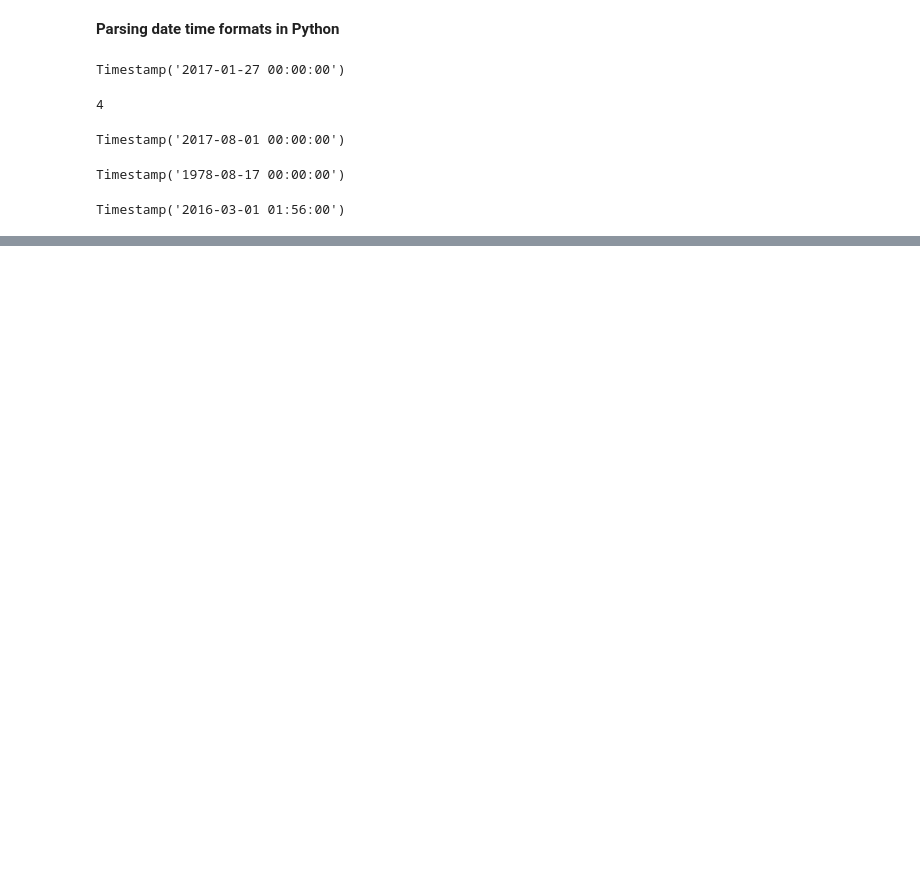
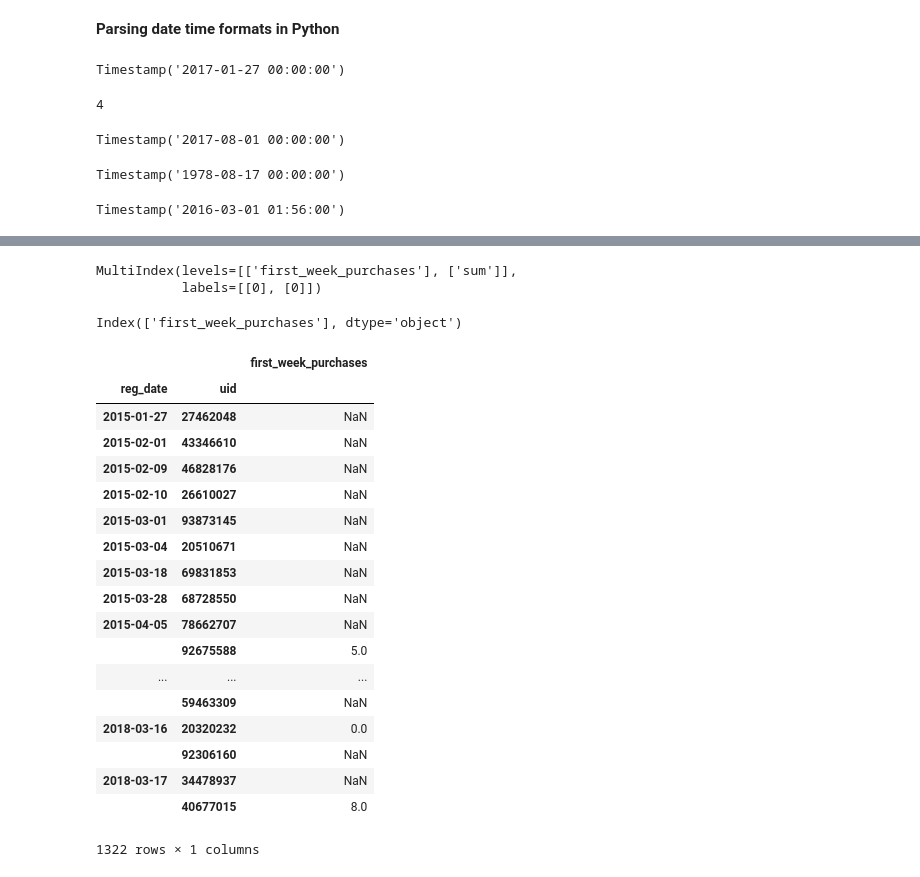
Before and after one commit to sushant2811/customerAnalyticsWithA-BTesting, a Jupyter notebook: customerAnalyticsWithA-BTesting.ipynb, the cells around one changed output, grey strips where cells are left out. Saved outputs shown, nothing was run; the diff lists cells and outputs as text; code cells hidden in the pictures; blank space fills up the shorter version.

```diff
--- a/customerAnalyticsWithA-BTesting.ipynb
+++ b/customerAnalyticsWithA-BTesting.ipynb
@@ -363,0 +366,5 @@ Timestamp('2016-03-01 01:56:00')
+# %%
+uidPurchasesjoined["first_week_purchases"] = np.where(uidPurchasesjoined.subscription_time_days < 7, \
+                                         uidPurchasesjoined.subscription_time_days, np.nan)
+# %%
+userPurchasesFirstWeek = uidPurchasesjoined.groupby(by = ['reg_date', 'uid']).agg({'first_week_purchases': ['sum']})
@@ -363,0 +386,9 @@ Timestamp('2016-03-01 01:56:00')
+# %%
+userPurchasesFirstWeek.columns
+# %% [output]
+MultiIndex(levels=[['first_week_purchases'], ['sum']],
+           labels=[[0], [0]])
+# %%
+userPurchasesFirstWeek.columns.droplevel(level=1)
+# %% [output]
+Index(['first_week_purchases'], dtype='object')
@@ -363,0 +397,22 @@ Timestamp('2016-03-01 01:56:00')
+# %%
+userPurchasesFirstWeek
+# %% [output]
+|  |  | first_week_purchases |
+| reg_date | uid |  |
+| 2015-01-27 | 27462048 | NaN |
+| 2015-02-01 | 43346610 | NaN |
+| 2015-02-09 | 46828176 | NaN |
+| 2015-02-10 | 26610027 | NaN |
+| 2015-03-01 | 93873145 | NaN |
+| 2015-03-04 | 20510671 | NaN |
+| 2015-03-18 | 69831853 | NaN |
+| 2015-03-28 | 68728550 | NaN |
+| 2015-04-05 | 78662707 | NaN |
+|  | 92675588 | 5.0 |
+| ... | ... | ... |
+|  | 59463309 | NaN |
+| 2018-03-16 | 20320232 | 0.0 |
+|  | 92306160 | NaN |
+| 2018-03-17 | 34478937 | NaN |
+|  | 40677015 | 8.0 |
+1322 rows × 1 columns
```
Also changed, not shown: parts of 15 cells of this notebook.
